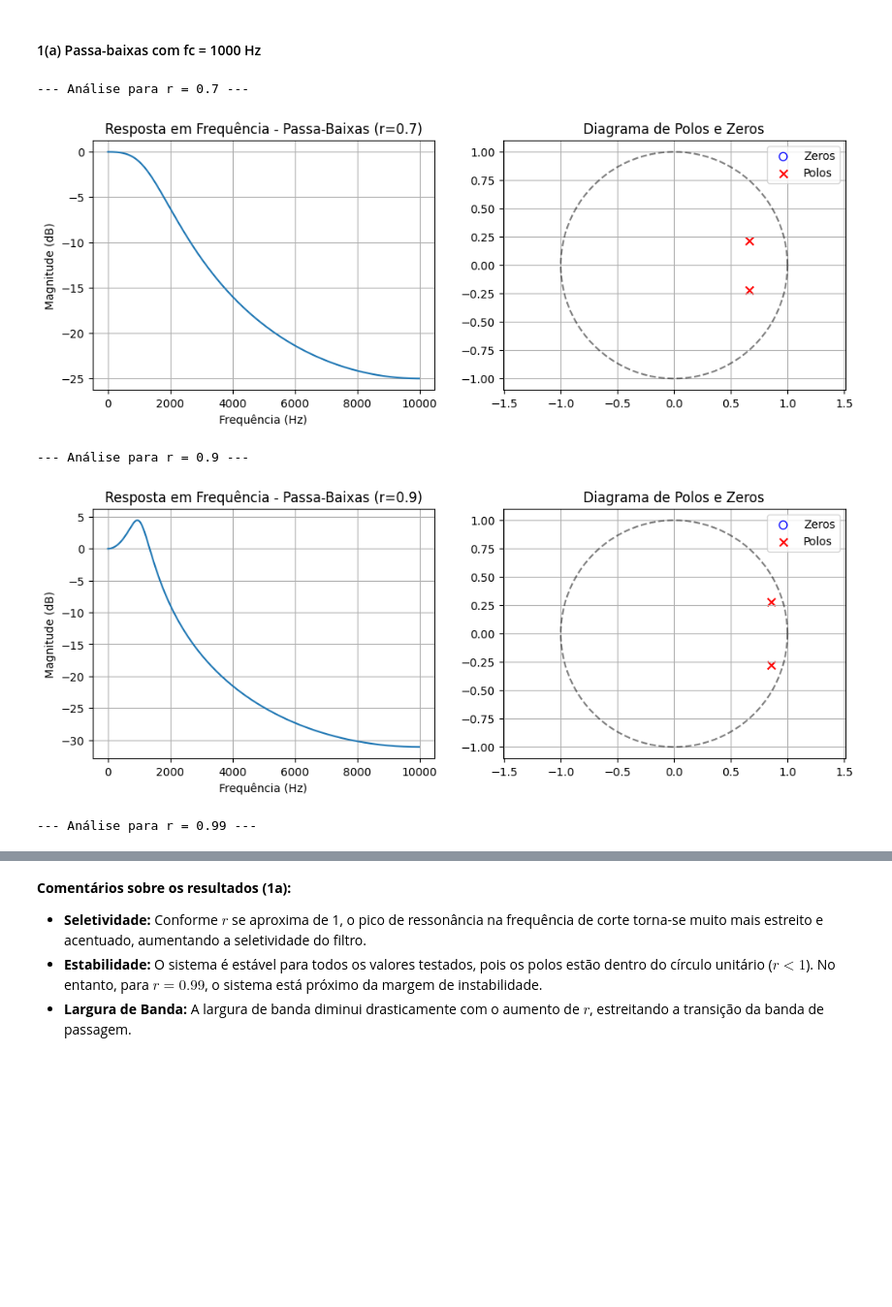
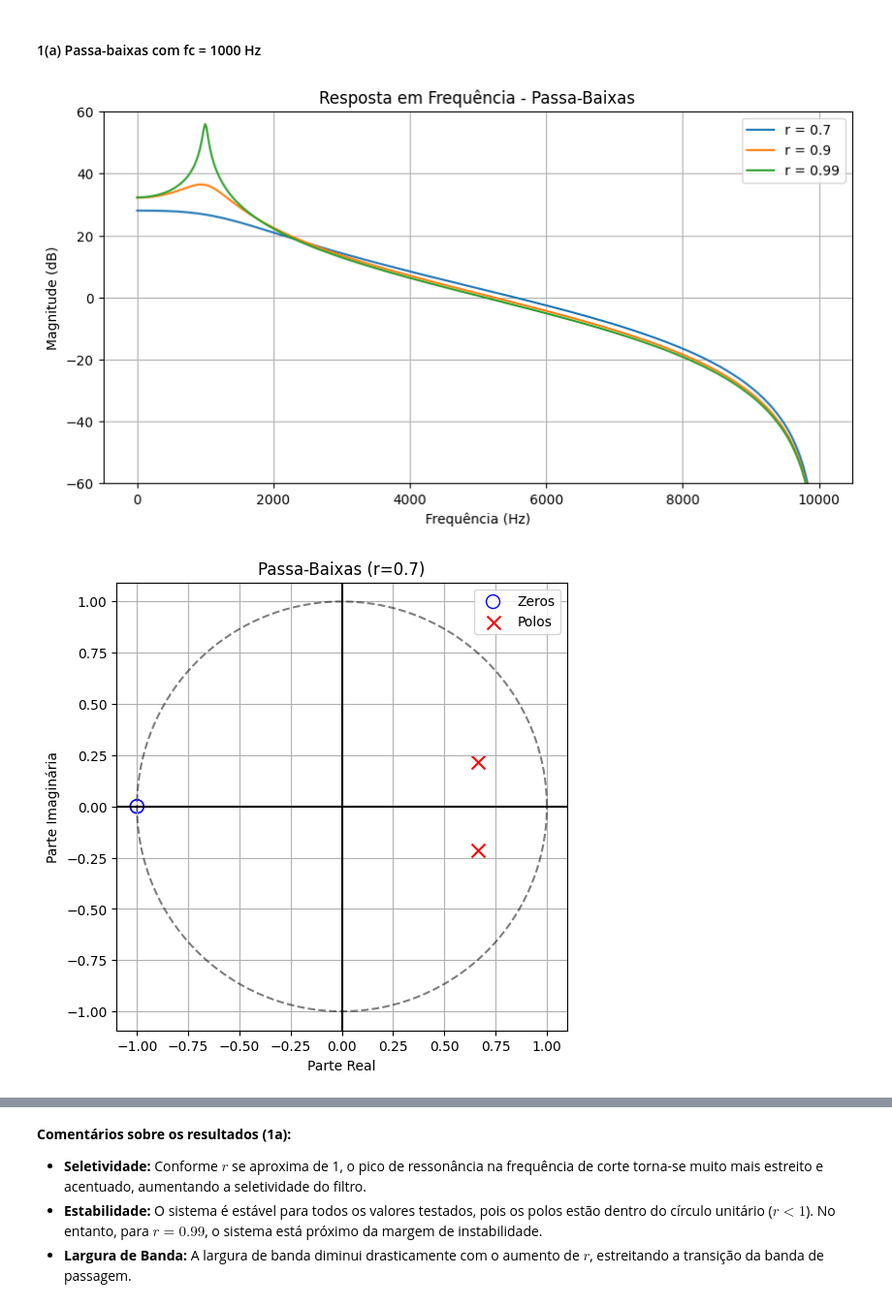
Before and after one commit to masterAristocats/Trabalho-Processamento-de-Sinais-I-6, a Jupyter notebook: rep.ipynb, the cells around one changed output, grey strips where cells are left out. Shown at 97% size. Saved outputs shown, nothing was run; the diff lists cells and outputs as text; code cells hidden in the pictures; blank space fills up the shorter version.

```diff
--- a/rep.ipynb
+++ b/rep.ipynb
@@ -42,16 +104,40 @@ def plot_filter_analysis(b, a, r, title):
 #### 1(a) Passa-baixas com fc = 1000 Hz
 # %%
 fc = 1000
+
 theta = 2 * np.pi * fc / fs
+
+filters_lp = []
+
 for r in [0.7, 0.9, 0.99]:
-    # H(z) = K / (1 - 2r cos(theta)z^-1 + r^2 z^-2)
-    a = [1, -2 * r * np.cos(theta), r**2]
-    b = [1 + r**2 - 2 * r * np.cos(theta)] # Ganho unitário em DC
-    print(f'--- Análise para r = {r} ---')
-    plot_filter_analysis(b, a, r, "Passa-Baixas")
+
+    m1 = -2 * r * np.cos(theta)
+    m2 = r**2
+
+    # Numerador dos slides
+    b = [1, 2, 1]
+
+    # Denominador
+    a = [1, m1, m2]
+
+    filters_lp.append({
+        "b": b,
+        "a": a,
+        "r": r
+    })
+
+plot_frequency_variation(
+    filters_lp,
+    "Passa-Baixas"
+)
+
+for item in filters_lp:
+
+    plot_pz(
+        item["b"],
+        item["a"],
+        f'Passa-Baixas (r={item["r"]})'
+    )
 # %% [output]
---- Análise para r = 0.7 ---
-[figure, old version]
+[figure, new version]
---- Análise para r = 0.9 ---
-[figure, old version]
+[figure, new version]
---- Análise para r = 0.99 ---
```
Also changed, not shown: parts of 30 cells of this notebook.
